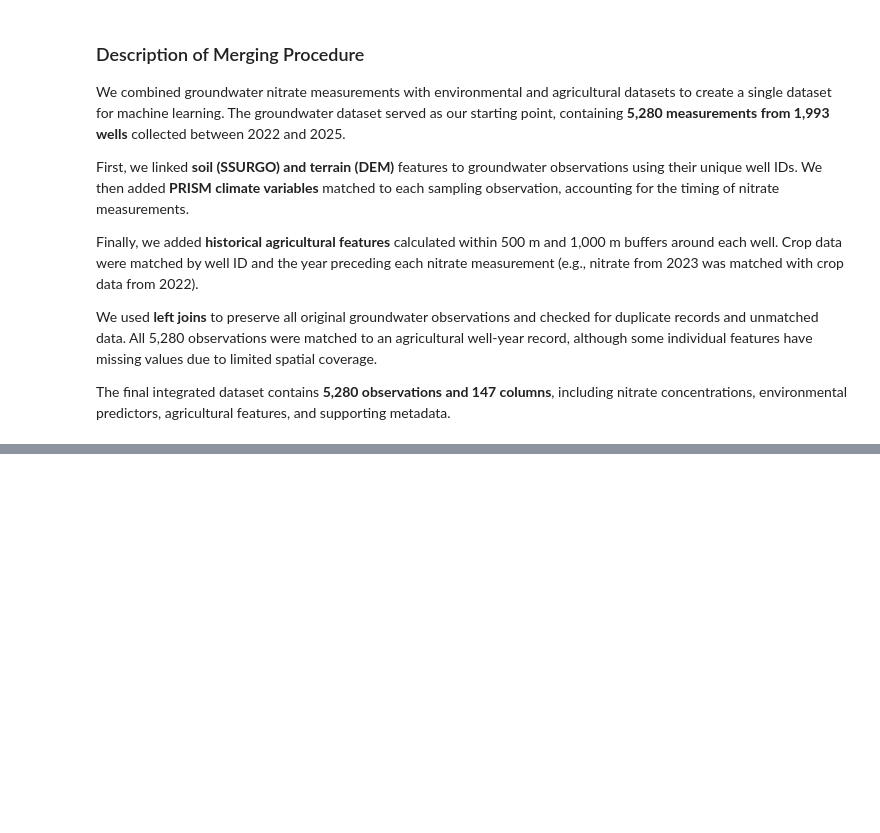
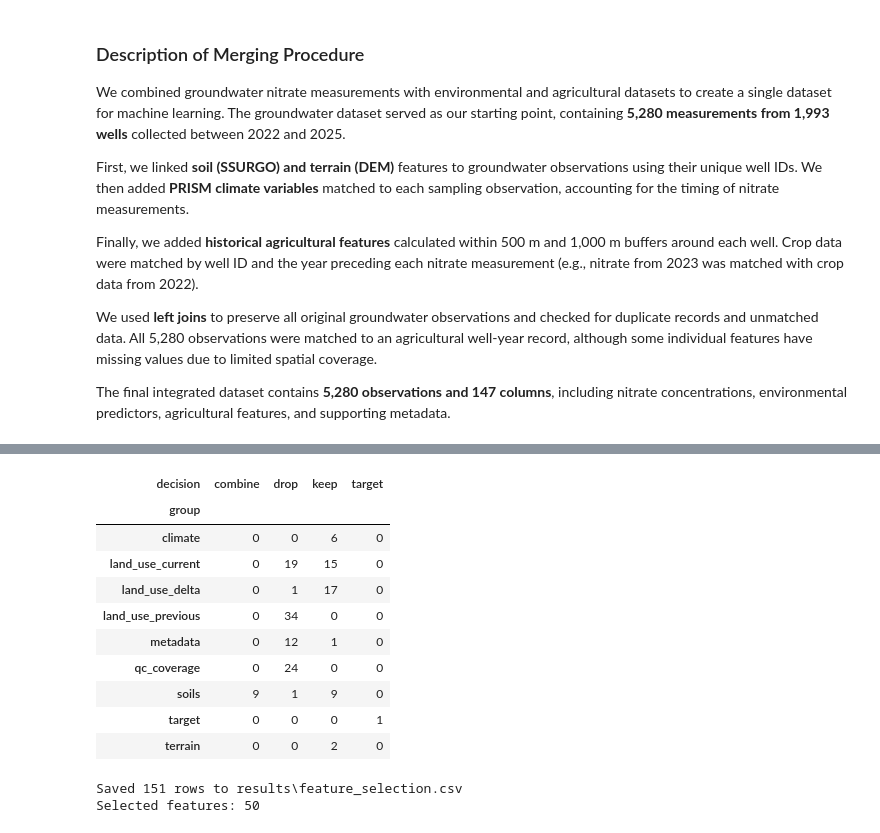
Before and after one commit to Erdos-Projects/fall-2026-infrastructure-placement, a Jupyter notebook: notebooks/feature_selection.ipynb, the cells around one changed output, grey strips where cells are left out. Saved outputs shown, nothing was run; the diff lists cells and outputs as text; code cells hidden in the pictures; blank space fills up the shorter version.

```diff
--- a/notebooks/feature_selection.ipynb
+++ b/notebooks/feature_selection.ipynb
@@ -72,0 +271,36 @@ We will retain agricultural intensity, crop composition, soils, terrain, and cli
+# %%
+selected = candidates.copy()
+
+new_features = pd.DataFrame({"feature": list(DRAINAGE_GROUPS) + ["soil_hydgrp_d_pct"], "group": "soils"})
+all_features = pd.concat([inventory, new_features], ignore_index=True)
+
+log = pd.DataFrame(decisions)
+feature_table = all_features.merge(log, on="feature", how="left")
+feature_table.loc[feature_table["feature"].isin(selected), ["step", "decision", "reason"]] = [
+    "final", "keep", "passed domain, low-information and redundancy screening"]
+feature_table.loc[feature_table["feature"] == TARGET, ["step", "decision"]] = ["target", "target"]
+
+feature_table["spearman_with_nitrate"] = feature_table["feature"].map(
+    lambda f: df[f].corr(df[TARGET], method="spearman")
+    if f != TARGET and pd.api.types.is_numeric_dtype(df[f]) else np.nan)
+
+RESULTS_PATH.parent.mkdir(parents=True, exist_ok=True)
+feature_table.to_csv(RESULTS_PATH, index=False)
+
+display(pd.crosstab(feature_table["group"], feature_table["decision"]))
+print(f"Saved {len(feature_table)} rows to {RESULTS_PATH.relative_to(ROOT)}")
+print(f"Selected features: {len(selected)}")
+# %% [output]
+| decision | combine | drop | keep | target |
+| group |  |  |  |  |
+| climate | 0 | 0 | 6 | 0 |
+| land_use_current | 0 | 19 | 15 | 0 |
+| land_use_delta | 0 | 1 | 17 | 0 |
+| land_use_previous | 0 | 34 | 0 | 0 |
+| metadata | 0 | 12 | 1 | 0 |
+| qc_coverage | 0 | 24 | 0 | 0 |
+| soils | 9 | 1 | 9 | 0 |
+| target | 0 | 0 | 0 | 1 |
+| terrain | 0 | 0 | 2 | 0 |
+Saved 151 rows to results\feature_selection.csv
+Selected features: 50
```
Also changed, not shown: parts of 20 cells of this notebook, 1 other file.
